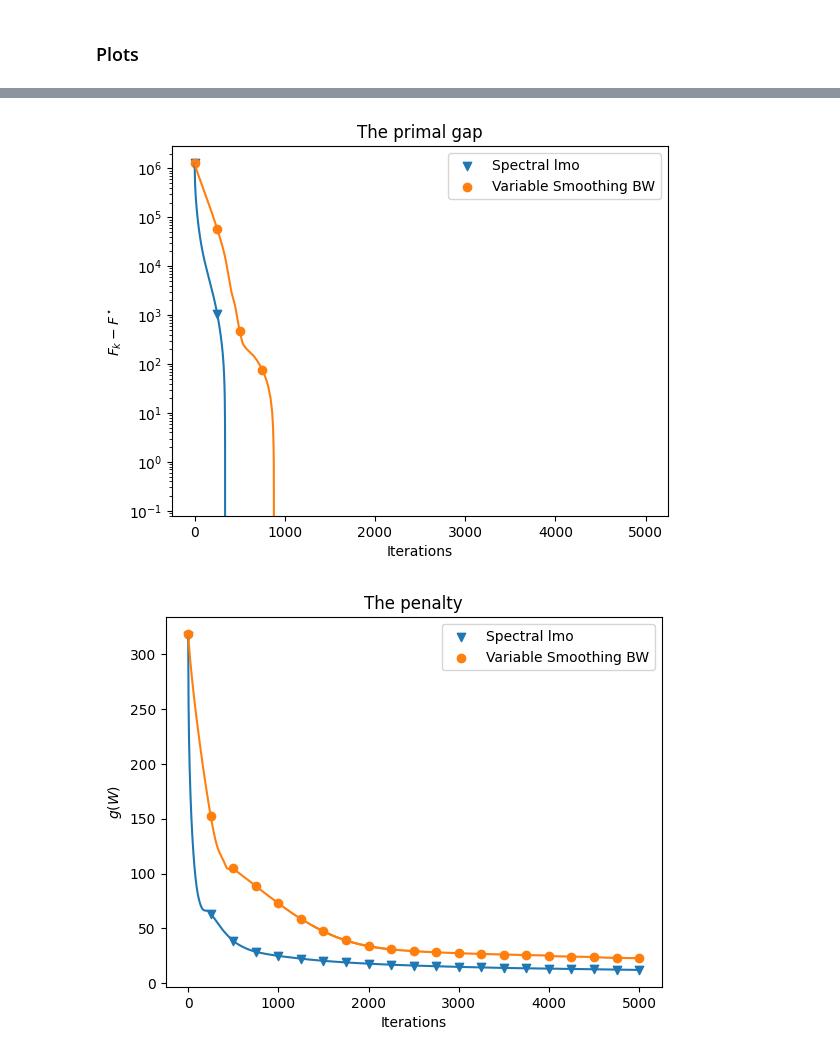
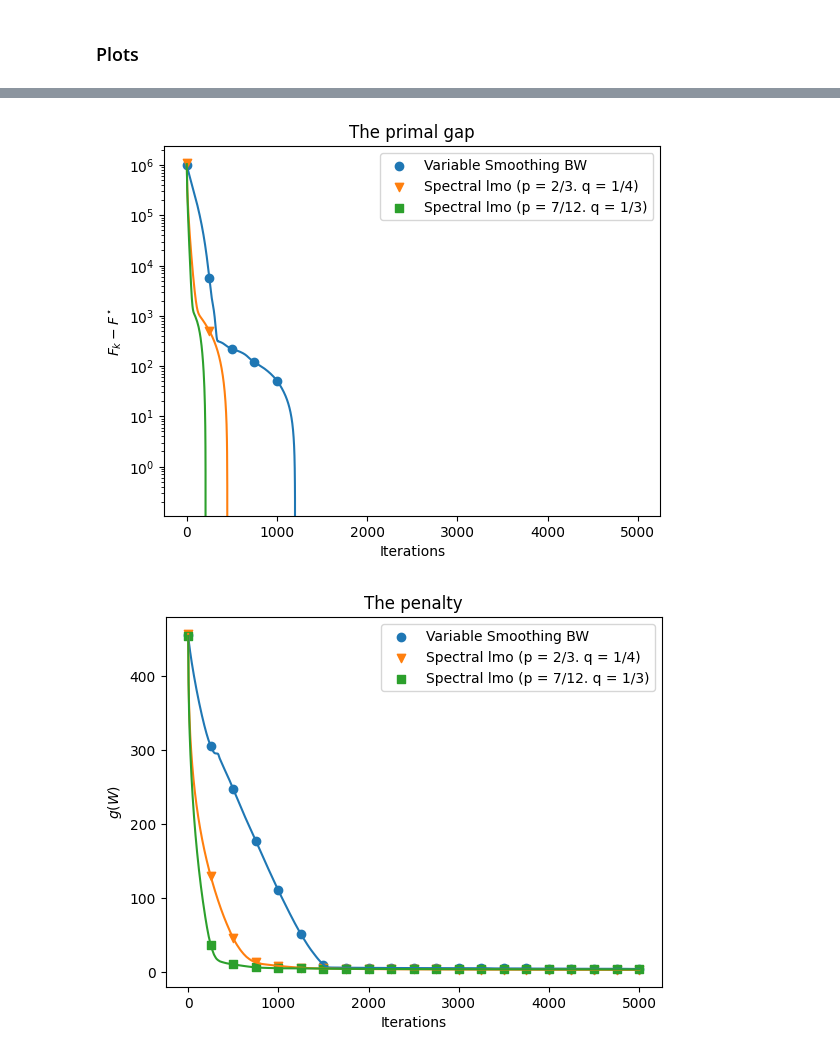
Before and after one commit to Farid-Najar/GAMONS, a Jupyter notebook: results.ipynb, the cells around one changed output, grey strips where cells are left out. Drawn from its saved outputs; the diff is of its cells as text; code cells hidden in the pictures.

```diff
--- a/results.ipynb
+++ b/results.ipynb
@@ -16,8 +16,8 @@ from problems import generateWH, run_MoreauNSD, run_VS
 # %%
 # D = load_dataset("synthetic", m = 250, n = 250)
 # D = load_dataset("olivetti")
-D = load_dataset("camera")
-# D = load_dataset("spectrometer")
+# D = load_dataset("camera")
+D = load_dataset("spectrometer")
 # D = load_dataset("football")
 # D = load_dataset("miserables")
 # D = load_dataset("low_rank_synthetic")
@@ -85,6 +85,7 @@ prox = spectral_prox_l1
 
 
 loss_NSD, dist_W_prox_NSD, WHs_NSD = run_MoreauNSD(D, rank, prox, max_iter = K)
+loss_NSD2, dist_W_prox_NSD2, WHs_NSD2 = run_MoreauNSD(D, rank, prox, max_iter = K, p = 7/12, q = 1/3)
 # loss_cvxNSD, dist_W_prox_cvxNSD, WHs_cvxNSD = run_cvxMoreauNSD(D, rank, prox, max_iter = K)
 
 # plt.scatter(np.arange(len(loss))[::50], loss[::50]/norm_D, label = 'Spectral lmo', marker="v")
@@ -254,6 +280,7 @@ prox = spectral_prox_l1
 
 
 loss_NSD, dist_W_prox_NSD, WHs_NSD = run_MoreauNSD(D, rank, prox, max_iter = K)
+loss_NSD2, dist_W_prox_NSD2, WHs_NSD2 = run_MoreauNSD(D, rank, prox, max_iter = K, p = 7/12, q = 1/3)
 # loss_cvxNSD, dist_W_prox_cvxNSD, WHs_cvxNSD = run_cvxMoreauNSD(D, rank, prox, max_iter = K)
 
 # plt.scatter(np.arange(len(loss))[::50], loss[::50]/norm_D, label = 'Spectral lmo', marker="v")
@@ -345,12 +387,4 @@ plt.show()
 # %%
-ls_NSD = np.zeros(K+1)
-g_NSD = np.zeros(K+1)
-for i, (W, H) in enumerate(WHs_NSD):
-    g_NSD[i] = g(W)
-    ls_NSD[i] = np.linalg.norm(D - W@H, 'fro')**2 + g_NSD[i] - F_min
-plt.semilogy(ls_NSD)
-plt.scatter(np.arange(len(ls_NSD))[::scatter_period], ls_NSD[::scatter_period], label = 'Spectral lmo', marker="v")
-
 ls_VS = np.zeros(K+1)
 g_VS = np.zeros(K+1)
 for i, (W, H) in enumerate(WHs_VS):
@@ -359,6 +393,22 @@ for i, (W, H) in enumerate(WHs_VS):
 plt.semilogy(ls_VS)
 plt.scatter(np.arange(len(ls_VS))[::scatter_period], ls_VS[::scatter_period], label = 'Variable Smoothing BW', marker="o")
 
+ls_NSD = np.zeros(K+1)
+g_NSD = np.zeros(K+1)
+for i, (W, H) in enumerate(WHs_NSD):
+    g_NSD[i] = g(W)
+    ls_NSD[i] = np.linalg.norm(D - W@H, 'fro')**2 + g_NSD[i] - F_min
+plt.semilogy(ls_NSD)
+plt.scatter(np.arange(len(ls_NSD))[::scatter_period], ls_NSD[::scatter_period], label = 'Spectral lmo (p = 2/3. q = 1/4)', marker="v")
+
+ls_NSD2 = np.zeros(K+1)
+g_NSD2 = np.zeros(K+1)
+for i, (W, H) in enumerate(WHs_NSD2):
+    g_NSD2[i] = g(W)
+    ls_NSD[i] = np.linalg.norm(D - W@H, 'fro')**2 + g_NSD2[i] - F_min
+plt.semilogy(ls_NSD)
+plt.scatter(np.arange(len(ls_NSD))[::scatter_period], ls_NSD2[::scatter_period], label = 'Spectral lmo (p = 7/12. q = 1/3)', marker="s")
+
 plt.ylabel(r'$F_k - F^\star$')
 plt.xlabel('Iterations')
 plt.title('The primal gap')
@@ -366,19 +416,22 @@ plt.title('The primal gap')
 plt.legend()
 plt.show()
 # %% [output]
-[figure, old version]
+[figure, new version]
 # %%
-plt.plot(g_NSD)
-plt.scatter(np.arange(len(g_NSD))[::scatter_period], g_NSD[::scatter_period], label = 'Spectral lmo', marker="v")
-
 plt.plot(g_VS)
 plt.scatter(np.arange(len(g_VS))[::scatter_period], g_VS[::scatter_period], label = 'Variable Smoothing BW', marker="o")
+
+plt.plot(g_NSD)
+plt.scatter(np.arange(len(g_NSD))[::scatter_period], g_NSD[::scatter_period], label = 'Spectral lmo (p = 2/3. q = 1/4)', marker="v")
+
+plt.plot(g_NSD2)
+plt.scatter(np.arange(len(g_NSD))[::scatter_period], g_NSD2[::scatter_period], label = 'Spectral lmo (p = 7/12. q = 1/3)', marker="s")
 
 plt.ylabel(r'$g(W)$')
 plt.xlabel('Iterations')
 plt.title('The penalty')
 
 plt.legend()
 plt.show()
 # %% [output]
-[figure, old version]
+[figure, new version]
```
Also changed, not shown: parts of 13 cells of this notebook.
